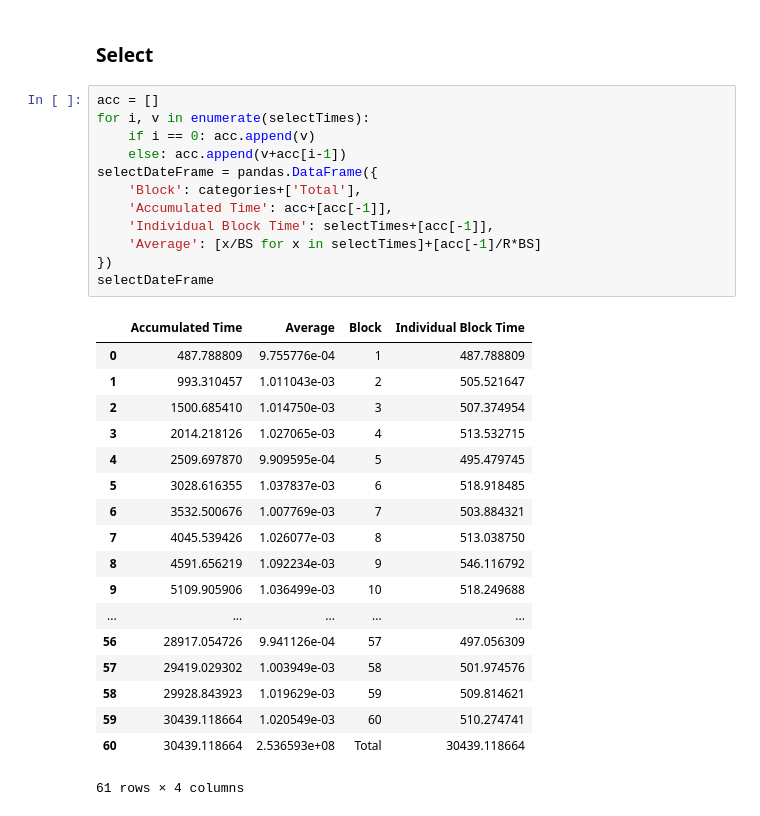
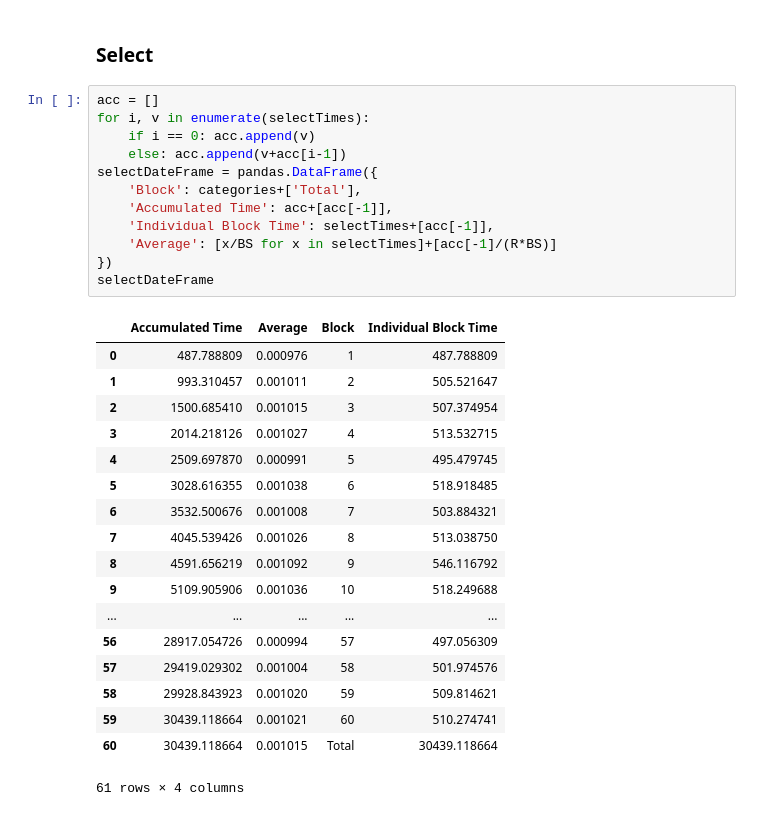
Before and after one commit to joaopedrofn/CassandraAnalysis, a Jupyter notebook: Sintetic Software.ipynb, the cells around one changed output. Saved outputs shown, nothing was run; the diff lists cells and outputs as text.

```diff
--- a/Sintetic Software.ipynb
+++ b/Sintetic Software.ipynb
@@ -308,31 +308,31 @@ updateDataFrame
 # %%
 acc = []
 for i, v in enumerate(selectTimes):
     if i == 0: acc.append(v)
     else: acc.append(v+acc[i-1])
 selectDateFrame = pandas.DataFrame({
     'Block': categories+['Total'],
     'Accumulated Time': acc+[acc[-1]],
     'Individual Block Time': selectTimes+[acc[-1]],
-    'Average': [x/BS for x in selectTimes]+[acc[-1]/R*BS]
+    'Average': [x/BS for x in selectTimes]+[acc[-1]/(R*BS)]
 })
 selectDateFrame
 # %% [output]
 |  | Accumulated Time | Average | Block | Individual Block Time |
-| 0 | 487.788809 | 9.755776e-04 | 1 | 487.788809 |
-| 1 | 993.310457 | 1.011043e-03 | 2 | 505.521647 |
-| 2 | 1500.685410 | 1.014750e-03 | 3 | 507.374954 |
-| 3 | 2014.218126 | 1.027065e-03 | 4 | 513.532715 |
-| 4 | 2509.697870 | 9.909595e-04 | 5 | 495.479745 |
-| 5 | 3028.616355 | 1.037837e-03 | 6 | 518.918485 |
-| 6 | 3532.500676 | 1.007769e-03 | 7 | 503.884321 |
-| 7 | 4045.539426 | 1.026077e-03 | 8 | 513.038750 |
-| 8 | 4591.656219 | 1.092234e-03 | 9 | 546.116792 |
-| 9 | 5109.905906 | 1.036499e-03 | 10 | 518.249688 |
+| 0 | 487.788809 | 0.000976 | 1 | 487.788809 |
+| 1 | 993.310457 | 0.001011 | 2 | 505.521647 |
+| 2 | 1500.685410 | 0.001015 | 3 | 507.374954 |
+| 3 | 2014.218126 | 0.001027 | 4 | 513.532715 |
+| 4 | 2509.697870 | 0.000991 | 5 | 495.479745 |
+| 5 | 3028.616355 | 0.001038 | 6 | 518.918485 |
+| 6 | 3532.500676 | 0.001008 | 7 | 503.884321 |
+| 7 | 4045.539426 | 0.001026 | 8 | 513.038750 |
+| 8 | 4591.656219 | 0.001092 | 9 | 546.116792 |
+| 9 | 5109.905906 | 0.001036 | 10 | 518.249688 |
 | ... | ... | ... | ... | ... |
-| 56 | 28917.054726 | 9.941126e-04 | 57 | 497.056309 |
-| 57 | 29419.029302 | 1.003949e-03 | 58 | 501.974576 |
-| 58 | 29928.843923 | 1.019629e-03 | 59 | 509.814621 |
-| 59 | 30439.118664 | 1.020549e-03 | 60 | 510.274741 |
-| 60 | 30439.118664 | 2.536593e+08 | Total | 30439.118664 |
+| 56 | 28917.054726 | 0.000994 | 57 | 497.056309 |
+| 57 | 29419.029302 | 0.001004 | 58 | 501.974576 |
+| 58 | 29928.843923 | 0.001020 | 59 | 509.814621 |
+| 59 | 30439.118664 | 0.001021 | 60 | 510.274741 |
+| 60 | 30439.118664 | 0.001015 | Total | 30439.118664 |
 61 rows × 4 columns
```
Also changed, not shown: parts of 2 cells of this notebook, 2 other files.
